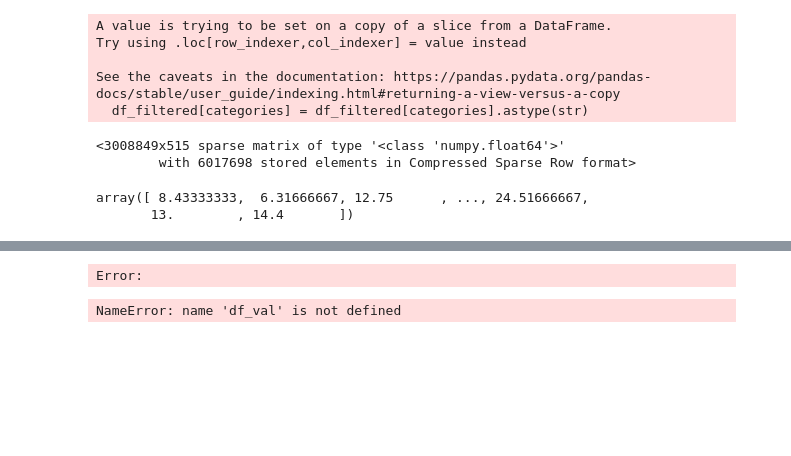
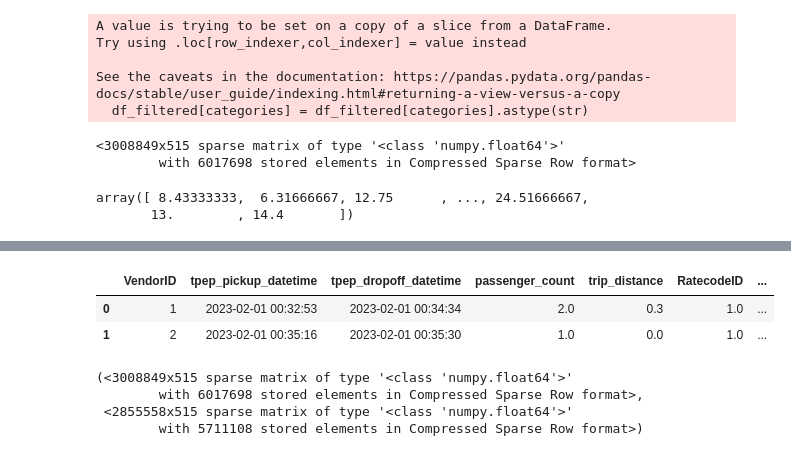
Before and after one commit to faranbutt/mlops_zoomcamp_wk_1, a Jupyter notebook: Yellow_taxi_travel_time_predict.ipynb, the cells around one changed output, grey strips where cells are left out. Cells and saved outputs as stored; diff of their text form; code cells hidden in the pictures; blank space fills up the shorter version.

```diff
--- a/Yellow_taxi_travel_time_predict.ipynb
+++ b/Yellow_taxi_travel_time_predict.ipynb
@@ -88,11 +93,10 @@ mean_squared_error(y_train,y_pred,squared=False)
 # %%
-df_val = pd.read_parquet('./data/yellow_tripdata_2023-02.parquet')
+df_val = pd.read_parquet('https://d37ci6vzurychx.cloudfront.net/trip-data/yellow_tripdata_2023-02.parquet')
 df_val.head(2)
 # %% [output]
-Error:
+|  | VendorID | tpep_pickup_datetime | tpep_dropoff_datetime | passenger_count | trip_distance | RatecodeID | ... |
+| 0 | 1 | 2023-02-01 00:32:53 | 2023-02-01 00:34:34 | 2.0 | 0.3 | 1.0 | ... |
+| 1 | 2 | 2023-02-01 00:35:16 | 2023-02-01 00:35:30 | 1.0 | 0.0 | 1.0 | ... |
 # %%
 df_val['duration'] = df_val['tpep_dropoff_datetime'] - df_val['tpep_pickup_datetime']
 df_val['duration'] = df_val.duration.apply(lambda td:td.total_seconds()/60)
-df_val = df_val[( df_val.duration > 0 ) & ( df_val.duration < 60 )]
-# %% [output]
-NameError: name 'df_val' is not defined
@@ -98,0 +110,7 @@ NameError: name 'df_val' is not defined
+# %%
+(X_train,X_val)
+# %% [output]
+(<3008849x515 sparse matrix of type '<class 'numpy.float64'>'
+        with 6017698 stored elements in Compressed Sparse Row format>,
+ <2855558x515 sparse matrix of type '<class 'numpy.float64'>'
+        with 5711108 stored elements in Compressed Sparse Row format>)
```
Also changed, not shown: parts of 9 cells of this notebook.
